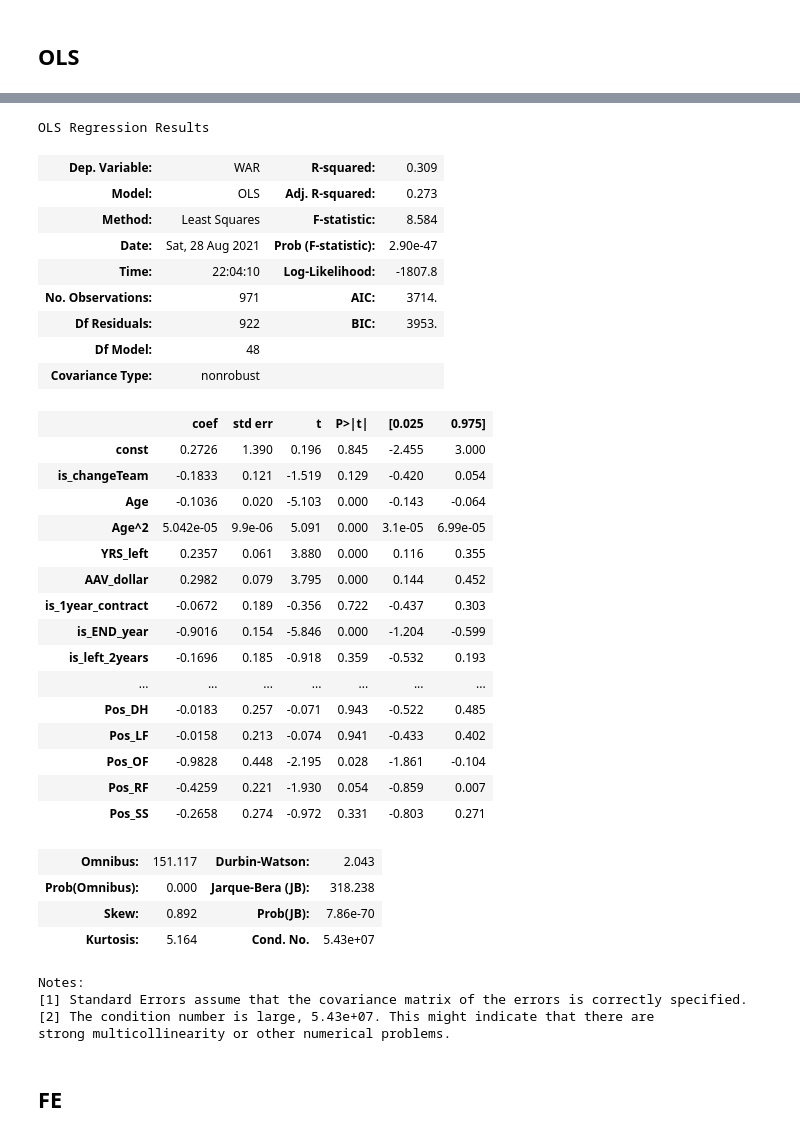
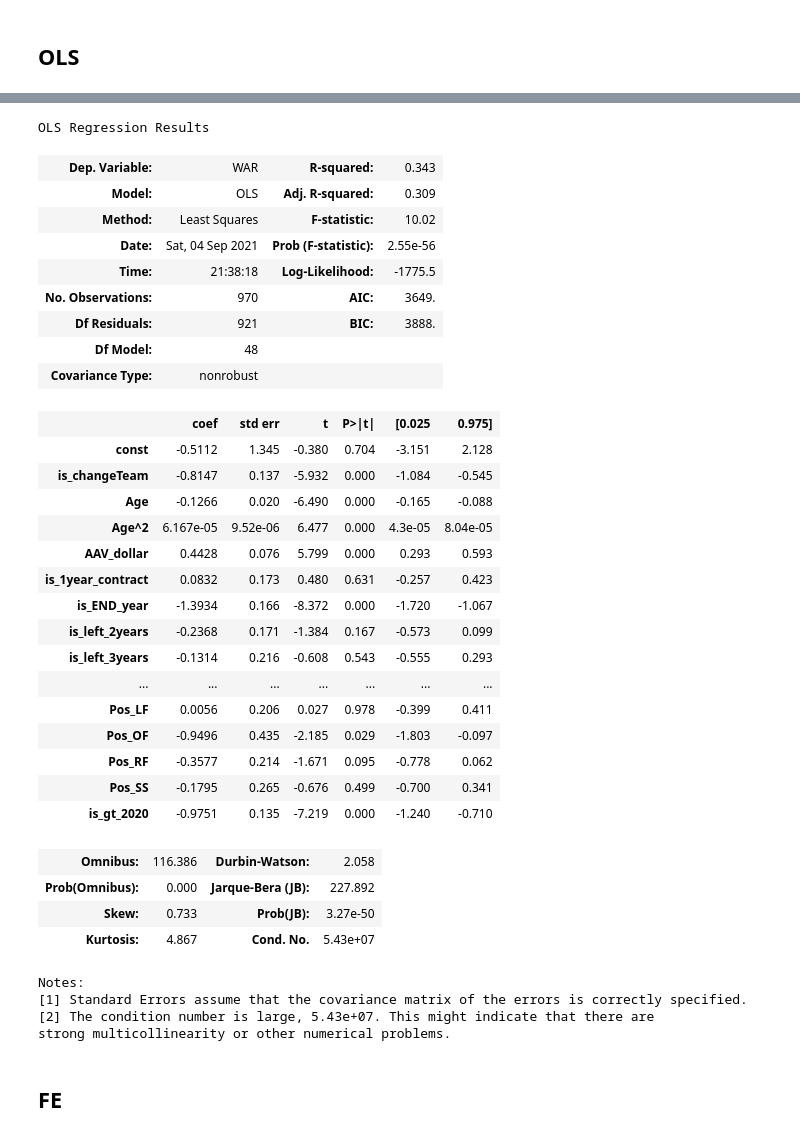
Before and after one commit to Jeff-Chen-Daguan/MLB_analysis, a Jupyter notebook: spotrac 迴歸分析.ipynb, the cells around one changed output, grey strips where cells are left out. Cells and saved outputs as stored; diff of their text form; code cells hidden in the pictures.

```diff
--- a/spotrac 迴歸分析.ipynb
+++ b/spotrac 迴歸分析.ipynb
@@ -55,6 +95,8 @@ remove_lst = [
  'Player',
  'Team',
  'WAR',
+ 'WAR_lag_1_MA3',
+ 'WAR_SHIRK',
 #  'is_changeTeam',
 #  'Age',
 #  'Age^2',
@@ -69,7 +111,9 @@ remove_lst = [
  'is_left_3years',
  'is_left_ge4years',
  "type",
- "Player_ID"
+ "Player_ID",
+#  "NewCBA",
+
 ]
 
 for col in remove_lst:
@@ -77,7 +121,7 @@ for col in remove_lst:
 
 # dropna
 print(len(df_pic))
-df_pic = df_pic[X_cols+["WAR"]].dropna()
+df_pic = df_pic[X_cols+["WAR"]].replace([np.inf, -np.inf], np.nan).dropna()
 print(len(df_pic))
 
 X = df_pic[X_cols].copy(deep=True)
@@ -128,8 +180,8 @@ strong multicollinearity or other numerical problems.
 # %% [markdown]
 ##  FE
 # %%
-# df_pic = df_pitch.copy(deep=True) # 投手
-df_pic = df_bat.copy(deep=True) # 野手
+df_pic = df_pitch.copy(deep=True) # 投手
+# df_pic = df_bat.copy(deep=True) # 野手
 # %%
 X_cols = df_pic.columns.tolist()
 remove_lst = [
@@ -138,6 +190,8 @@ remove_lst = [
  'Player',
  'Team',
  'WAR',
+ 'WAR_lag_1_MA3',
+ 'WAR_SHIRK',
 #  'is_changeTeam',
 #  'Age',
 #  'Age^2',
@@ -152,7 +206,8 @@ remove_lst = [
  'is_left_3years',
  'is_left_ge4years',
  "type",
-#  "Player_ID"
+#  "Player_ID",
+#      "NewCBA"
 ]
 
 ID_cols = ["Player_ID", "Season"]
@@ -162,7 +217,7 @@ for col in remove_lst:
 
 # dropna
 print(len(df_pic))
-df_pic = df_pic[X_cols+["WAR"]].dropna()
+df_pic = df_pic[X_cols+["WAR"]].replace([np.inf, -np.inf], np.nan).dropna()
 print(len(df_pic))
 
 X = df_pic[X_cols].copy(deep=True)
@@ -227,12 +261,14 @@ remove_lst = [
  'Player',
  'Team',
  'WAR',
+ 'WAR_lag_1_MA3',
+ 'WAR_SHIRK',
 #  'is_changeTeam',
 #  'Age',
 #  'Age^2',
  'Pos',
  'YRS',
-#  'YRS_left',
+ 'YRS_left',
 #  'AAV_dollar',
 #  'is_1year_contract',
  'is_FIRST_year_BigContract',
@@ -249,7 +285,7 @@ for col in remove_lst:
 
 # dropna
 print(len(df_pic))
-df_pic = df_pic[X_cols+["WAR"]].dropna()
+df_pic = df_pic[X_cols+["WAR"]].replace([np.inf, -np.inf], np.nan).dropna()
 print(len(df_pic))
 
 X = df_pic[X_cols].copy(deep=True)
@@ -260,39 +296,39 @@ y = df_pic["WAR"].copy(deep=True)
 # %%
 # OLS
 X = sm.add_constant(X)
-est = sm.OLS(y, X).fit()
+est = sm.OLS(y, X.astype(float)).fit()
 est.summary()
 # %% [output]
 OLS Regression Results
-| Dep. Variable: | WAR | R-squared: | 0.309 |
-| Model: | OLS | Adj. R-squared: | 0.273 |
-| Method: | Least Squares | F-statistic: | 8.584 |
-| Date: | Sat, 28 Aug 2021 | Prob (F-statistic): | 2.90e-47 |
-| Time: | 22:04:10 | Log-Likelihood: | -1807.8 |
-| No. Observations: | 971 | AIC: | 3714. |
-| Df Residuals: | 922 | BIC: | 3953. |
+| Dep. Variable: | WAR | R-squared: | 0.343 |
+| Model: | OLS | Adj. R-squared: | 0.309 |
+| Method: | Least Squares | F-statistic: | 10.02 |
+| Date: | Sat, 04 Sep 2021 | Prob (F-statistic): | 2.55e-56 |
+| Time: | 21:38:18 | Log-Likelihood: | -1775.5 |
+| No. Observations: | 970 | AIC: | 3649. |
+| Df Residuals: | 921 | BIC: | 3888. |
 | Df Model: | 48 |  |  |
 | Covariance Type: | nonrobust |  |  |
 |  | coef | std err | t | P>|t| | [0.025 | 0.975] |
-| const | 0.2726 | 1.390 | 0.196 | 0.845 | -2.455 | 3.000 |
-| is_changeTeam | -0.1833 | 0.121 | -1.519 | 0.129 | -0.420 | 0.054 |
-| Age | -0.1036 | 0.020 | -5.103 | 0.000 | -0.143 | -0.064 |
-| Age^2 | 5.042e-05 | 9.9e-06 | 5.091 | 0.000 | 3.1e-05 | 6.99e-05 |
-| YRS_left | 0.2357 | 0.061 | 3.880 | 0.000 | 0.116 | 0.355 |
-| AAV_dollar | 0.2982 | 0.079 | 3.795 | 0.000 | 0.144 | 0.452 |
-| is_1year_contract | -0.0672 | 0.189 | -0.356 | 0.722 | -0.437 | 0.303 |
-| is_END_year | -0.9016 | 0.154 | -5.846 | 0.000 | -1.204 | -0.599 |
-| is_left_2years | -0.1696 | 0.185 | -0.918 | 0.359 | -0.532 | 0.193 |
+| const | -0.5112 | 1.345 | -0.380 | 0.704 | -3.151 | 2.128 |
+| is_changeTeam | -0.8147 | 0.137 | -5.932 | 0.000 | -1.084 | -0.545 |
+| Age | -0.1266 | 0.020 | -6.490 | 0.000 | -0.165 | -0.088 |
+| Age^2 | 6.167e-05 | 9.52e-06 | 6.477 | 0.000 | 4.3e-05 | 8.04e-05 |
+| AAV_dollar | 0.4428 | 0.076 | 5.799 | 0.000 | 0.293 | 0.593 |
+| is_1year_contract | 0.0832 | 0.173 | 0.480 | 0.631 | -0.257 | 0.423 |
+| is_END_year | -1.3934 | 0.166 | -8.372 | 0.000 | -1.720 | -1.067 |
+| is_left_2years | -0.2368 | 0.171 | -1.384 | 0.167 | -0.573 | 0.099 |
+| is_left_3years | -0.1314 | 0.216 | -0.608 | 0.543 | -0.555 | 0.293 |
 | ... | ... | ... | ... | ... | ... | ... |
-| Pos_DH | -0.0183 | 0.257 | -0.071 | 0.943 | -0.522 | 0.485 |
-| Pos_LF | -0.0158 | 0.213 | -0.074 | 0.941 | -0.433 | 0.402 |
-| Pos_OF | -0.9828 | 0.448 | -2.195 | 0.028 | -1.861 | -0.104 |
-| Pos_RF | -0.4259 | 0.221 | -1.930 | 0.054 | -0.859 | 0.007 |
-| Pos_SS | -0.2658 | 0.274 | -0.972 | 0.331 | -0.803 | 0.271 |
+| Pos_LF | 0.0056 | 0.206 | 0.027 | 0.978 | -0.399 | 0.411 |
+| Pos_OF | -0.9496 | 0.435 | -2.185 | 0.029 | -1.803 | -0.097 |
+| Pos_RF | -0.3577 | 0.214 | -1.671 | 0.095 | -0.778 | 0.062 |
+| Pos_SS | -0.1795 | 0.265 | -0.676 | 0.499 | -0.700 | 0.341 |
+| is_gt_2020 | -0.9751 | 0.135 | -7.219 | 0.000 | -1.240 | -0.710 |
-| Omnibus: | 151.117 | Durbin-Watson: | 2.043 |
-| Prob(Omnibus): | 0.000 | Jarque-Bera (JB): | 318.238 |
-| Skew: | 0.892 | Prob(JB): | 7.86e-70 |
-| Kurtosis: | 5.164 | Cond. No. | 5.43e+07 |
+| Omnibus: | 116.386 | Durbin-Watson: | 2.058 |
+| Prob(Omnibus): | 0.000 | Jarque-Bera (JB): | 227.892 |
+| Skew: | 0.733 | Prob(JB): | 3.27e-50 |
+| Kurtosis: | 4.867 | Cond. No. | 5.43e+07 |
 Notes:
 [1] Standard Errors assume that the covariance matrix of the errors is correctly specified.
 [2] The condition number is large, 5.43e+07. This might indicate that there are
```
Also changed, not shown: parts of 32 cells of this notebook, 2 other files.
